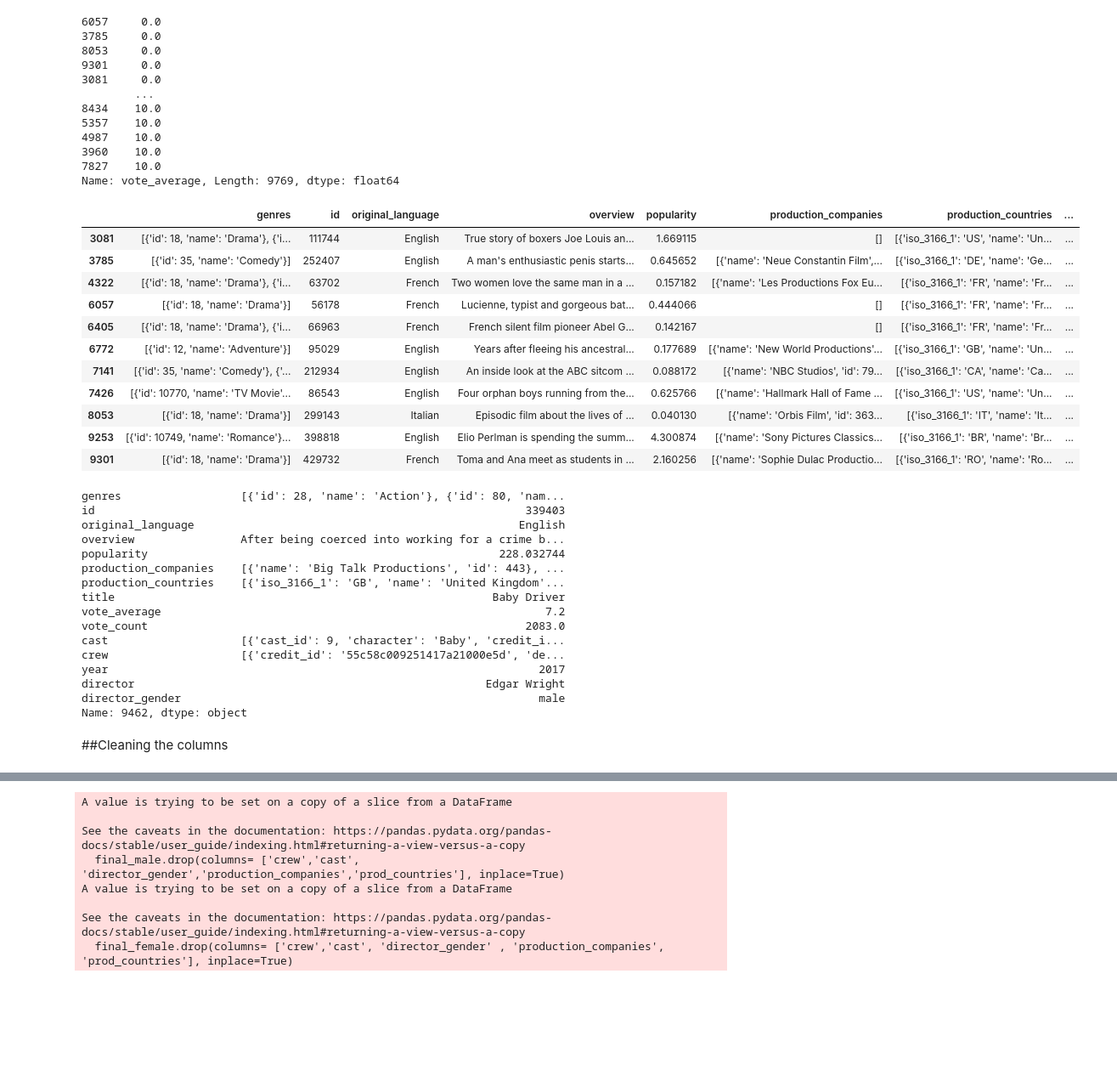
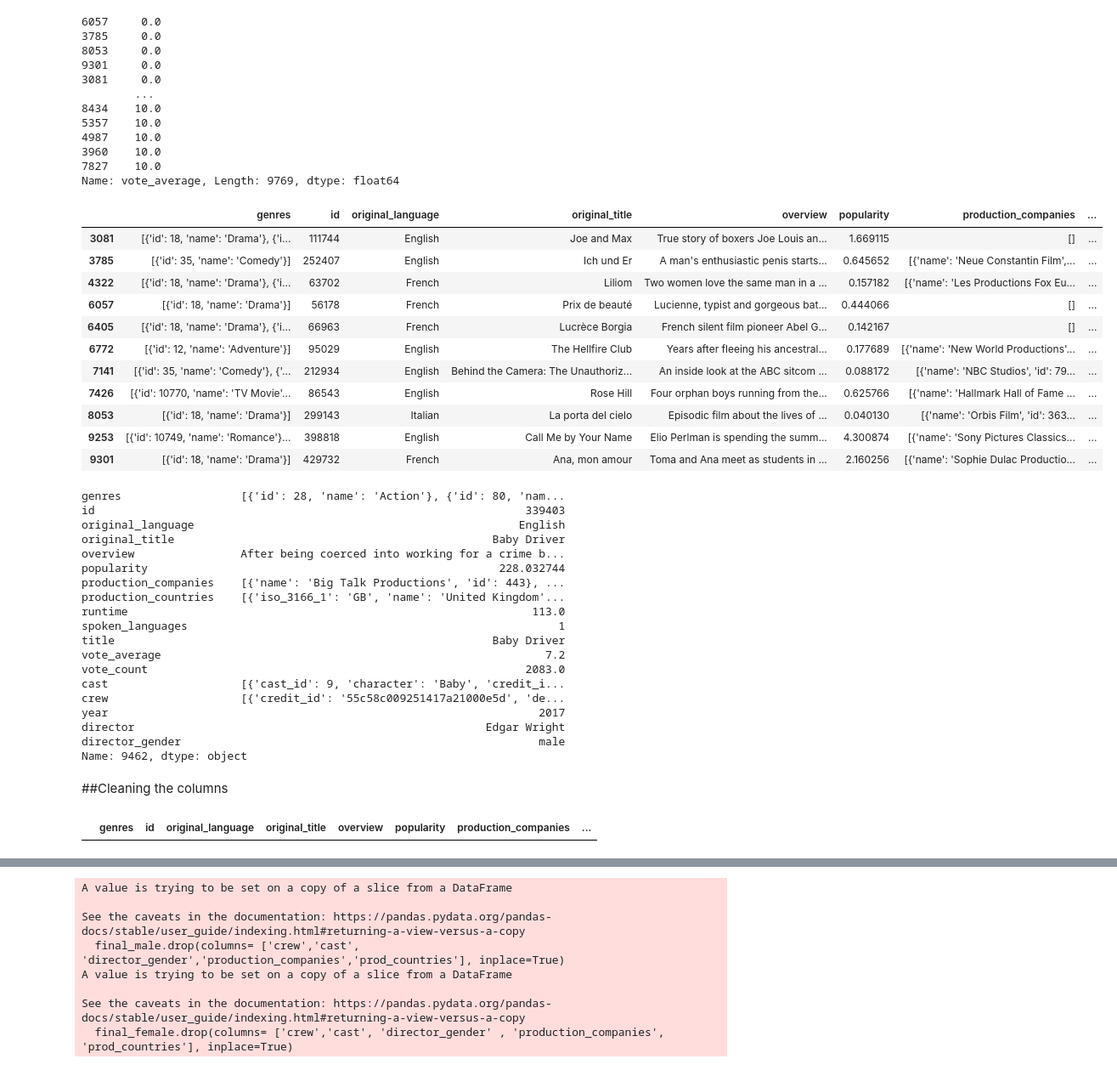
Before and after one commit to moldypeaches/DAFT_0410, a Jupyter notebook: module_3/Project_week_8/Data_cleaning.ipynb, the cells around one changed output, grey strips where cells are left out. Shown at 85% size. Saved outputs shown, nothing was run; the diff lists cells and outputs as text; code cells hidden in the pictures; blank space fills up the shorter version.

```diff
--- a/module_3/Project_week_8/Data_cleaning.ipynb
+++ b/module_3/Project_week_8/Data_cleaning.ipynb
@@ -1,5 +1,5 @@
 # %%
 import pandas as pd
-male = pd.read_csv('movies_clean.csv')
+films = pd.read_csv('movies_clean.csv')
 # %% [markdown]
 ##Dropping columns
@@ -6,2 +22,2 @@ male = pd.read_csv('movies_clean.csv')
 # %%
-male.drop(columns=['runtime','spoken_languages', 'original_title', 'release_date', 'poster_path'], inplace=True)
+films.drop(columns=[ 'release_date', 'poster_path'], inplace=True)
@@ -60,6 +102,6 @@ male[male['director_gender']== 'female']
 # %%
-male.drop_duplicates(subset='id', inplace=True)
-male['id'].value_counts()
+films.drop_duplicates(subset='id', inplace=True)
+films['id'].value_counts()
 # %% [output]
 11860     1
 167956    1
@@ -90,34 +132,37 @@ male['vote_average'].sort_values()
 Name: vote_average, Length: 9769, dtype: float64
 # %%
 # I decided to drop this column, as well as "vote_count" because I saw that "Call Me by Your Name", a very popular film, had a vote average 0. I will keep the column "popularity" which is more reliable, with a value of 4.300874.
-male[male['vote_average'] == 0.0]
+films[films['vote_average'] == 0.0]
 #male.drop(columns=['vote_average','vote_count'], inplace=True)
 # %% [output]
-|  | genres | id | original_language | overview | popularity | production_companies | production_countries | ... |
-| 3081 | [{'id': 18, 'name': 'Drama'}, {'i... | 111744 | English | True story of boxers Joe Louis an... | 1.669115 | [] | [{'iso_3166_1': 'US', 'name': 'Un... | ... |
-| 3785 | [{'id': 35, 'name': 'Comedy'}] | 252407 | English | A man's enthusiastic penis starts... | 0.645652 | [{'name': 'Neue Constantin Film',... | [{'iso_3166_1': 'DE', 'name': 'Ge... | ... |
-| 4322 | [{'id': 18, 'name': 'Drama'}, {'i... | 63702 | French | Two women love the same man in a ... | 0.157182 | [{'name': 'Les Productions Fox Eu... | [{'iso_3166_1': 'FR', 'name': 'Fr... | ... |
-| 6057 | [{'id': 18, 'name': 'Drama'}] | 56178 | French | Lucienne, typist and gorgeous bat... | 0.444066 | [] | [{'iso_3166_1': 'FR', 'name': 'Fr... | ... |
-| 6405 | [{'id': 18, 'name': 'Drama'}, {'i... | 66963 | French | French silent film pioneer Abel G... | 0.142167 | [] | [{'iso_3166_1': 'FR', 'name': 'Fr... | ... |
-| 6772 | [{'id': 12, 'name': 'Adventure'}] | 95029 | English | Years after fleeing his ancestral... | 0.177689 | [{'name': 'New World Productions'... | [{'iso_3166_1': 'GB', 'name': 'Un... | ... |
-| 7141 | [{'id': 35, 'name': 'Comedy'}, {'... | 212934 | English | An inside look at the ABC sitcom ... | 0.088172 | [{'name': 'NBC Studios', 'id': 79... | [{'iso_3166_1': 'CA', 'name': 'Ca... | ... |
-| 7426 | [{'id': 10770, 'name': 'TV Movie'... | 86543 | English | Four orphan boys running from the... | 0.625766 | [{'name': 'Hallmark Hall of Fame ... | [{'iso_3166_1': 'US', 'name': 'Un... | ... |
-| 8053 | [{'id': 18, 'name': 'Drama'}] | 299143 | Italian | Episodic film about the lives of ... | 0.040130 | [{'name': 'Orbis Film', 'id': 363... | [{'iso_3166_1': 'IT', 'name': 'It... | ... |
-| 9253 | [{'id': 10749, 'name': 'Romance'}... | 398818 | English | Elio Perlman is spending the summ... | 4.300874 | [{'name': 'Sony Pictures Classics... | [{'iso_3166_1': 'BR', 'name': 'Br... | ... |
-| 9301 | [{'id': 18, 'name': 'Drama'}] | 429732 | French | Toma and Ana meet as students in ... | 2.160256 | [{'name': 'Sophie Dulac Productio... | [{'iso_3166_1': 'RO', 'name': 'Ro... | ... |
+|  | genres | id | original_language | original_title | overview | popularity | production_companies | ... |
+| 3081 | [{'id': 18, 'name': 'Drama'}, {'i... | 111744 | English | Joe and Max | True story of boxers Joe Louis an... | 1.669115 | [] | ... |
+| 3785 | [{'id': 35, 'name': 'Comedy'}] | 252407 | English | Ich und Er | A man's enthusiastic penis starts... | 0.645652 | [{'name': 'Neue Constantin Film',... | ... |
+| 4322 | [{'id': 18, 'name': 'Drama'}, {'i... | 63702 | French | Liliom | Two women love the same man in a ... | 0.157182 | [{'name': 'Les Productions Fox Eu... | ... |
+| 6057 | [{'id': 18, 'name': 'Drama'}] | 56178 | French | Prix de beauté | Lucienne, typist and gorgeous bat... | 0.444066 | [] | ... |
+| 6405 | [{'id': 18, 'name': 'Drama'}, {'i... | 66963 | French | Lucrèce Borgia | French silent film pioneer Abel G... | 0.142167 | [] | ... |
+| 6772 | [{'id': 12, 'name': 'Adventure'}] | 95029 | English | The Hellfire Club | Years after fleeing his ancestral... | 0.177689 | [{'name': 'New World Productions'... | ... |
+| 7141 | [{'id': 35, 'name': 'Comedy'}, {'... | 212934 | English | Behind the Camera: The Unauthoriz... | An inside look at the ABC sitcom ... | 0.088172 | [{'name': 'NBC Studios', 'id': 79... | ... |
+| 7426 | [{'id': 10770, 'name': 'TV Movie'... | 86543 | English | Rose Hill | Four orphan boys running from the... | 0.625766 | [{'name': 'Hallmark Hall of Fame ... | ... |
+| 8053 | [{'id': 18, 'name': 'Drama'}] | 299143 | Italian | La porta del cielo | Episodic film about the lives of ... | 0.040130 | [{'name': 'Orbis Film', 'id': 363... | ... |
+| 9253 | [{'id': 10749, 'name': 'Romance'}... | 398818 | English | Call Me by Your Name | Elio Perlman is spending the summ... | 4.300874 | [{'name': 'Sony Pictures Classics... | ... |
+| 9301 | [{'id': 18, 'name': 'Drama'}] | 429732 | French | Ana, mon amour | Toma and Ana meet as students in ... | 2.160256 | [{'name': 'Sophie Dulac Productio... | ... |
 # %%
 #I checked the relevance of "popularity" column by checking the movies with lowest and highest rates.
-male['popularity'].sort_values()
-male['popularity'].sort_values(ascending=False)
-male.loc[9462]
+films['popularity'].sort_values()
+films['popularity'].sort_values(ascending=False)
+films.loc[9462]
 # %% [output]
 genres                  [{'id': 28, 'name': 'Action'}, {'id': 80, 'nam...
 id                                                                 339403
 original_language                                                 English
+original_title                                                Baby Driver
 overview                After being coerced into working for a crime b...
 popularity                                                     228.032744
 production_companies    [{'name': 'Big Talk Productions', 'id': 443}, ...
 production_countries    [{'iso_3166_1': 'GB', 'name': 'United Kingdom'...
+runtime                                                             113.0
+spoken_languages                                                        1
 title                                                         Baby Driver
 vote_average                                                          7.2
 vote_count                                                         2083.0
@@ -186,2 +234,6 @@ male['genres'] = male['genres'].apply(fix_genres_names)
+# %%
+films[films['genres'] ==  'nAn']
+# %% [output]
+|  | genres | id | original_language | original_title | overview | popularity | production_companies | ... |
 # %%
 #Fix production countries
```
Also changed, not shown: parts of 20 cells of this notebook, 21 other files.
